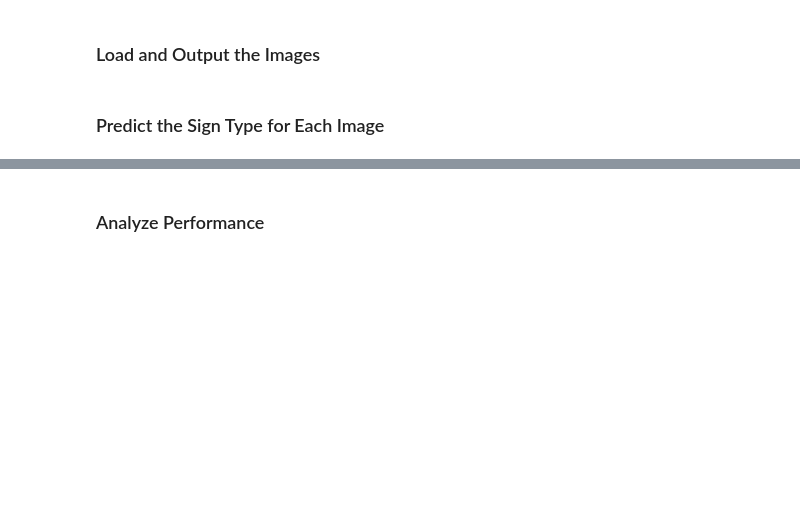
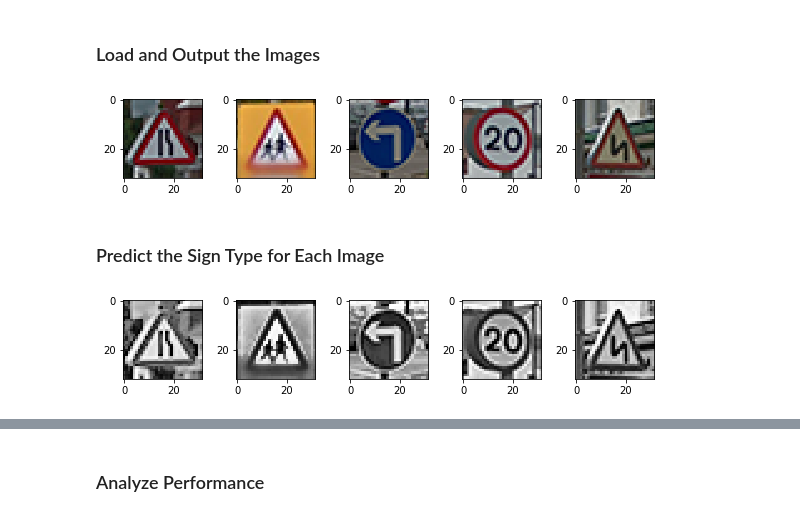
Before and after one commit to d3r0n/road-signs-recognition, a Jupyter notebook: Road-Sign-Classifier.ipynb, the cells around one changed output, grey strips where cells are left out. Saved outputs shown, nothing was run; the diff lists cells and outputs as text; code cells hidden in the pictures; blank space fills up the shorter version.

```diff
--- a/Road-Sign-Classifier.ipynb
+++ b/Road-Sign-Classifier.ipynb
@@ -221,7 +245,2 @@ plt.show()
-# %%
-#SHUFLE DATA
-from sklearn.utils import shuffle
-
-X_train, y_train = shuffle(X_train, y_train)
 # %% [markdown]
 ### Model Architecture
@@ -300,9 +337,12 @@ one_hot_y = tf.one_hot(y, 43)
 # %% [markdown]
 #### Training Pipeline
 # %%
-rate = 0.001
+# %% TRAINING PIPELINE
+rate = 0.0001
 
-logits = SignNet(x)
+logits = out
+
+one_hot_y = tf.one_hot(y, 43)
 cross_entropy = tf.nn.softmax_cross_entropy_with_logits(logits = logits,labels = one_hot_y)
 loss_operation = tf.reduce_mean(cross_entropy)
 optimizer = tf.train.AdamOptimizer(learning_rate = rate)
@@ -310,12 +350,12 @@ training_operation = optimizer.minimize(loss_operation)
 # %% [markdown]
 #### Model Evaluation
 # %%
-EPOCHS = 60
-BATCH_SIZE = 128
+# %% MODEL EVALUATION
+EPOCHS = 360
+BATCH_SIZE = 64
 
 correct_prediction = tf.equal(tf.argmax(logits, 1), tf.argmax(one_hot_y, 1))
 accuracy_operation = tf.reduce_mean(tf.cast(correct_prediction, tf.float32))
-saver = tf.train.Saver()
 
 def evaluate(X_data, y_data):
     num_examples = len(X_data)
@@ -323,7 +363,7 @@ def evaluate(X_data, y_data):
     sess = tf.get_default_session()
     for offset in range(0, num_examples, BATCH_SIZE):
         batch_x, batch_y = X_data[offset:offset+BATCH_SIZE], y_data[offset:offset+BATCH_SIZE]
-        accuracy = sess.run(accuracy_operation, feed_dict={x: batch_x, y: batch_y})
+        accuracy = sess.run(accuracy_operation, feed_dict={x: batch_x, y: batch_y, is_train: False})
         total_accuracy += (accuracy * len(batch_x))
     return total_accuracy / num_examples
 # %% [markdown]
@@ -404,2 +465,38 @@ You may find `signnames.csv` useful as it contains mappings from the class id (i
+# %%
+# %% LOAD SAMPLES
+
+import matplotlib.pyplot as plt
+from matplotlib import gridspec
+import math
+from scipy import misc
+
+from os import listdir
+from os.path import isfile, join
+
+def display_samples(images, cmap = None):
+    cols = 5
+    rows = int(math.ceil(len(images) / cols))
+    gs = gridspec.GridSpec(rows, cols)
+    fig = plt.figure(figsize=(8, 3))
+
+    for i, img in enumerate(images):
+        sub = fig.add_subplot(gs[i])
+        sub.imshow(img, cmap)
+
+    fig.tight_layout()
+
+
+def load_data(data_dir):
+    onlyfiles = [n for n in listdir(data_dir) if isfile(join(data_dir, n))]
+    images = []
+    for n in onlyfiles:
+        img = misc.imread(os.path.join(data_dir, n), mode = 'RGB')
+        images.append(img)
+    return np.array(images)
+
+images_to_display = load_data('samples')
+display_samples(images_to_display)
+# %% [output]
+[figure, added]
 # %% [markdown]
 ### Predict the Sign Type for Each Image
@@ -409,0 +503,11 @@ You may find `signnames.csv` useful as it contains mappings from the class id (i
+# %%
+# %% PREPROCESS SAMPLES
+import numpy as np
+
+images = grayscale(images_to_display)
+images = dataset_histogram_equalization(images)
+display_samples([img.squeeze() for img in images], cmap='gray')
+
+images = (images - 128) / 128 #MIN MAX SCALING
+# %% [output]
+[figure, added]
```
Also changed, not shown: parts of 45 cells of this notebook, 27 other files.
